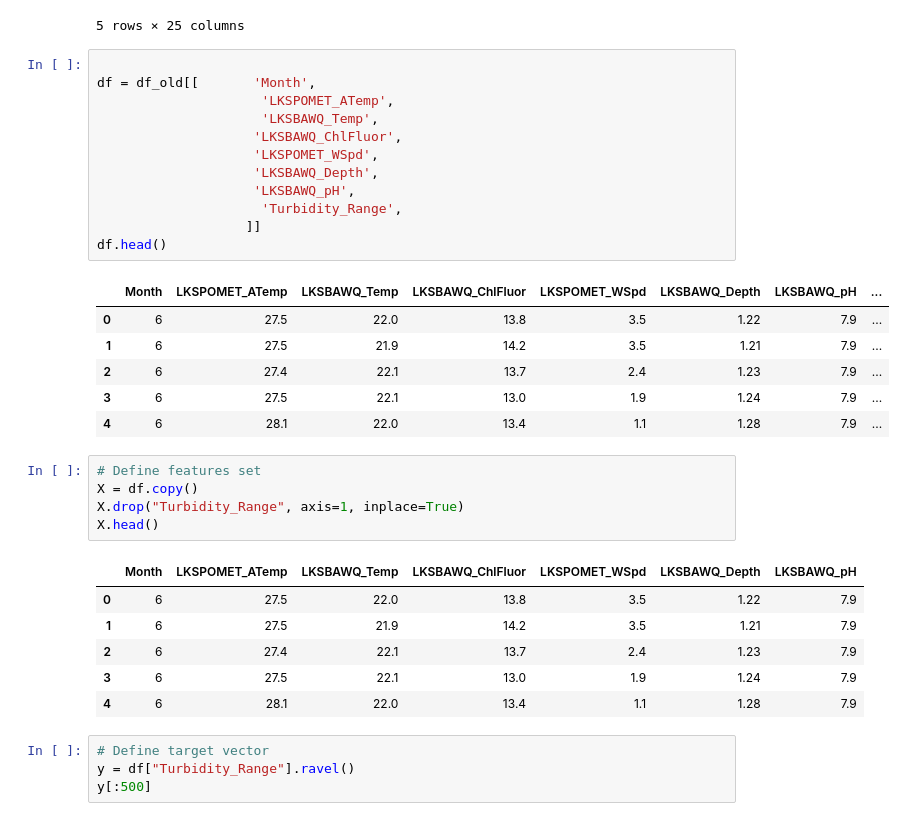
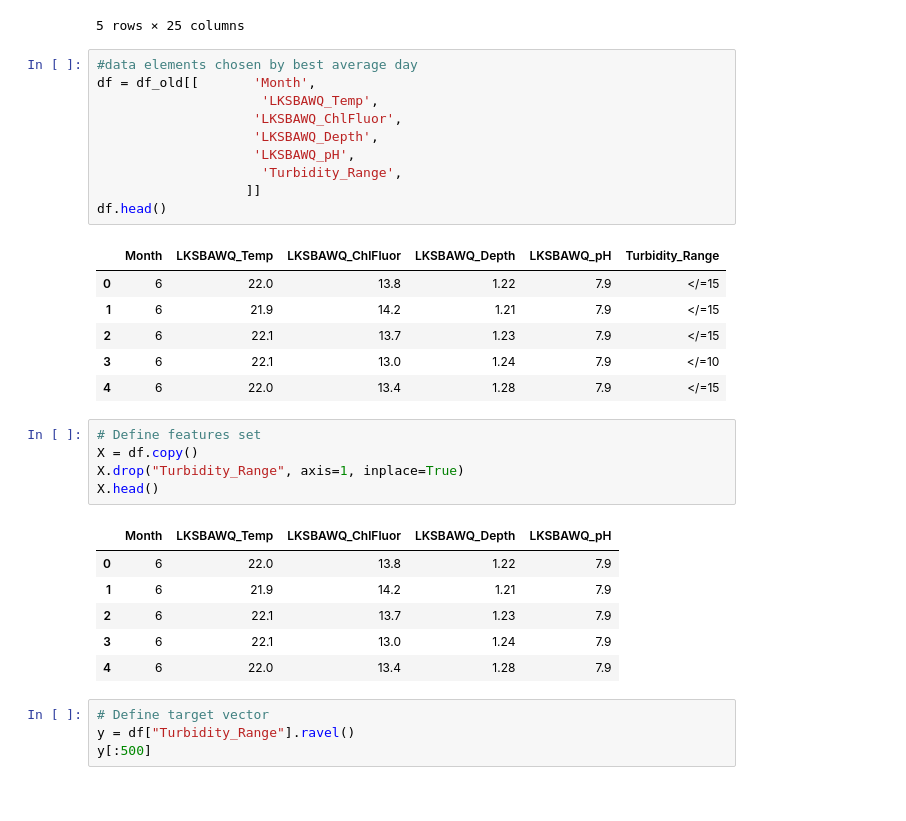
Before and after one commit to ColleenKarwoski/Predicting-Turbidity, a Jupyter notebook: Predictions/model_4_random_forest.ipynb, the cells around one changed output. Cells and saved outputs as stored; diff of their text form.

```diff
--- a/Predictions/model_4_random_forest.ipynb
+++ b/Predictions/model_4_random_forest.ipynb
@@ -24,36 +24,34 @@ df_old.head()
 | 4 | 4 | 121314 | 06/17/2021 14:30 | 28.1 | <0> | 22.0 | <0> | ... |
 5 rows × 25 columns
 # %%
-
+#data elements chosen by best average day
 df = df_old[[       'Month',
-                     'LKSPOMET_ATemp',
                      'LKSBAWQ_Temp',
                     'LKSBAWQ_ChlFluor',
-                    'LKSPOMET_WSpd',
                     'LKSBAWQ_Depth',
                     'LKSBAWQ_pH',
                      'Turbidity_Range',
                    ]]
 df.head()
 # %% [output]
-|  | Month | LKSPOMET_ATemp | LKSBAWQ_Temp | LKSBAWQ_ChlFluor | LKSPOMET_WSpd | LKSBAWQ_Depth | LKSBAWQ_pH | ... |
-| 0 | 6 | 27.5 | 22.0 | 13.8 | 3.5 | 1.22 | 7.9 | ... |
-| 1 | 6 | 27.5 | 21.9 | 14.2 | 3.5 | 1.21 | 7.9 | ... |
-| 2 | 6 | 27.4 | 22.1 | 13.7 | 2.4 | 1.23 | 7.9 | ... |
-| 3 | 6 | 27.5 | 22.1 | 13.0 | 1.9 | 1.24 | 7.9 | ... |
-| 4 | 6 | 28.1 | 22.0 | 13.4 | 1.1 | 1.28 | 7.9 | ... |
+|  | Month | LKSBAWQ_Temp | LKSBAWQ_ChlFluor | LKSBAWQ_Depth | LKSBAWQ_pH | Turbidity_Range |
+| 0 | 6 | 22.0 | 13.8 | 1.22 | 7.9 | </=15 |
+| 1 | 6 | 21.9 | 14.2 | 1.21 | 7.9 | </=15 |
+| 2 | 6 | 22.1 | 13.7 | 1.23 | 7.9 | </=15 |
+| 3 | 6 | 22.1 | 13.0 | 1.24 | 7.9 | </=10 |
+| 4 | 6 | 22.0 | 13.4 | 1.28 | 7.9 | </=15 |
 # %%
 # Define features set
 X = df.copy()
 X.drop("Turbidity_Range", axis=1, inplace=True)
 X.head()
 # %% [output]
-|  | Month | LKSPOMET_ATemp | LKSBAWQ_Temp | LKSBAWQ_ChlFluor | LKSPOMET_WSpd | LKSBAWQ_Depth | LKSBAWQ_pH |
-| 0 | 6 | 27.5 | 22.0 | 13.8 | 3.5 | 1.22 | 7.9 |
-| 1 | 6 | 27.5 | 21.9 | 14.2 | 3.5 | 1.21 | 7.9 |
-| 2 | 6 | 27.4 | 22.1 | 13.7 | 2.4 | 1.23 | 7.9 |
-| 3 | 6 | 27.5 | 22.1 | 13.0 | 1.9 | 1.24 | 7.9 |
-| 4 | 6 | 28.1 | 22.0 | 13.4 | 1.1 | 1.28 | 7.9 |
+|  | Month | LKSBAWQ_Temp | LKSBAWQ_ChlFluor | LKSBAWQ_Depth | LKSBAWQ_pH |
+| 0 | 6 | 22.0 | 13.8 | 1.22 | 7.9 |
+| 1 | 6 | 21.9 | 14.2 | 1.21 | 7.9 |
+| 2 | 6 | 22.1 | 13.7 | 1.23 | 7.9 |
+| 3 | 6 | 22.1 | 13.0 | 1.24 | 7.9 |
+| 4 | 6 | 22.0 | 13.4 | 1.28 | 7.9 |
 # %%
 # Define target vector
 y = df["Turbidity_Range"].ravel()
```
Also changed, not shown: parts of 4 cells of this notebook, 3 other files.
